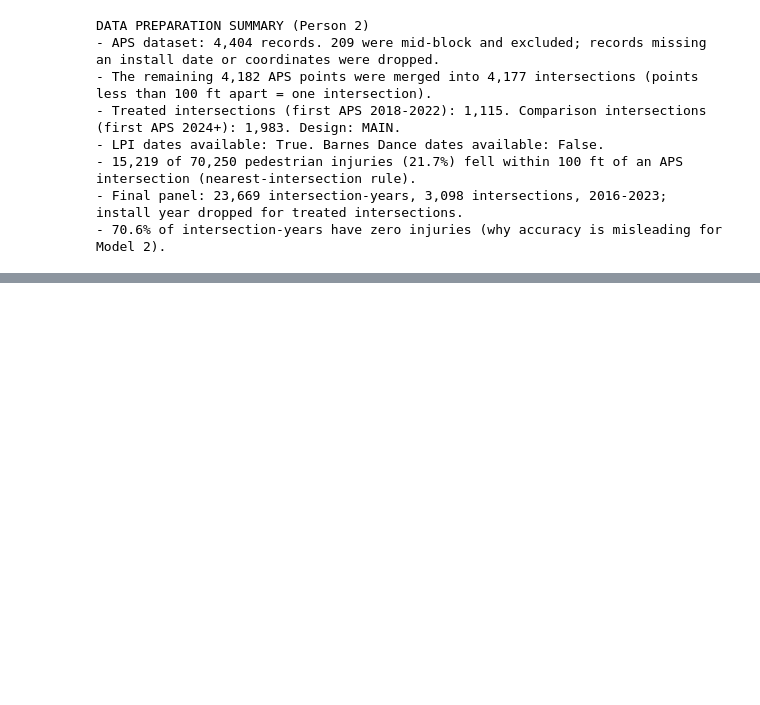
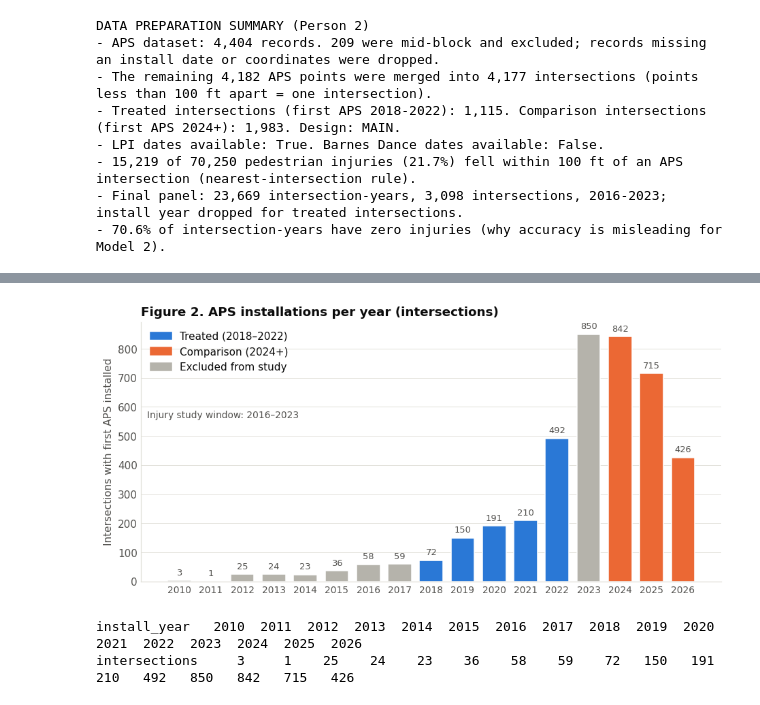
Before and after one commit to karunaav/iads-final-project, a Jupyter notebook: FINALPROJECT.ipynb, the cells around one changed output, grey strips where cells are left out. Saved outputs shown, nothing was run; the diff lists cells and outputs as text; code cells hidden in the pictures; blank space fills up the shorter version.

```diff
--- a/FINALPROJECT.ipynb
+++ b/FINALPROJECT.ipynb
@@ -730,0 +743,24 @@ DATA PREPARATION SUMMARY (Person 2)
+# %%
+import os
+import matplotlib.pyplot as plt
+import matplotlib.ticker as mticker
+from scipy import stats
+import statsmodels.formula.api as smf
+
+os.makedirs("figures", exist_ok=True)
+os.makedirs("tables", exist_ok=True)
+
+# One consistent look for every figure: treated = blue, comparison = orange, everything else gray.
+C_TREAT, C_COMP, C_OTHER = "#2a78d6", "#eb6834", "#b5b3ab"
+INK, INK_2, GRID = "#0b0b0b", "#52514e", "#e1e0d9"
+plt.rcParams.update({
+    "figure.dpi": 110, "savefig.dpi": 200, "savefig.bbox": "tight",
+    "font.size": 10, "axes.titlesize": 12, "axes.titleweight": "bold", "axes.titlelocation": "left",
+    "axes.edgecolor": GRID, "axes.labelcolor": INK_2, "axes.grid": True, "axes.axisbelow": True,
+    "grid.color": GRID, "grid.linewidth": 0.6, "xtick.color": INK_2, "ytick.color": INK_2,
+    "xtick.major.size": 0, "ytick.major.size": 0, "text.color": INK,
+    "axes.spines.top": False, "axes.spines.right": False, "legend.frameon": False,
+})
+
+YEARS = list(range(2016, 2024))
+print(f"Panel: {len(panel):,} intersection-years | APS intersections on the map: {len(inter):,}")
@@ -730,0 +847,25 @@ DATA PREPARATION SUMMARY (Person 2)
+# %%
+per_year_int = inter.install_year.value_counts().sort_index()
+colors = [C_TREAT if 2018 <= y <= 2022 else C_COMP if y >= 2024 else C_OTHER for y in per_year_int.index]
+
+fig, ax = plt.subplots(figsize=(10, 4.5))
+ax.bar(per_year_int.index, per_year_int.values, color=colors, width=0.75, edgecolor="white", linewidth=1)
+for y, n in per_year_int.items():
+    ax.text(y, n + 12, f"{n:,}", ha="center", va="bottom", fontsize=8.5, color=INK_2)
+ax.set_xticks(per_year_int.index)
+ax.tick_params(axis="x", labelsize=9)
+ax.grid(axis="x", visible=False)
+ax.set_ylabel("Intersections with first APS installed")
+ax.set_title("Figure 2. APS installations per year (intersections)")
+handles = [plt.Rectangle((0, 0), 1, 1, color=c) for c in (C_TREAT, C_COMP, C_OTHER)]
+ax.legend(handles, ["Treated (2018–2022)", "Comparison (2024+)", "Excluded from study"], loc="upper left")
+ax.text(0.01, 0.66, "Injury study window: 2016–2023", transform=ax.transAxes,
+        ha="left", va="top", fontsize=9, color=INK_2)
+fig.savefig("figures/fig2_installs_per_year.png")
+plt.show()
+
+print(per_year_int.to_frame("intersections").T.to_string())
+# %% [output]
+[figure, added]
+install_year   2010  2011  2012  2013  2014  2015  2016  2017  2018  2019  2020  2021  2022  2023  2024  2025  2026
+intersections     3     1    25    24    23    36    58    59    72   150   191   210   492   850   842   715   426
```
Also changed, not shown: parts of 29 cells of this notebook.
